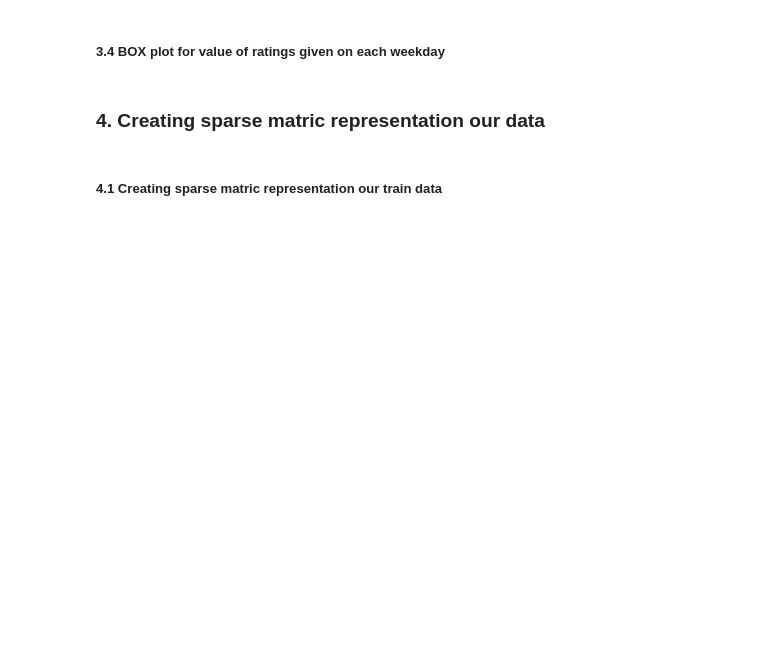
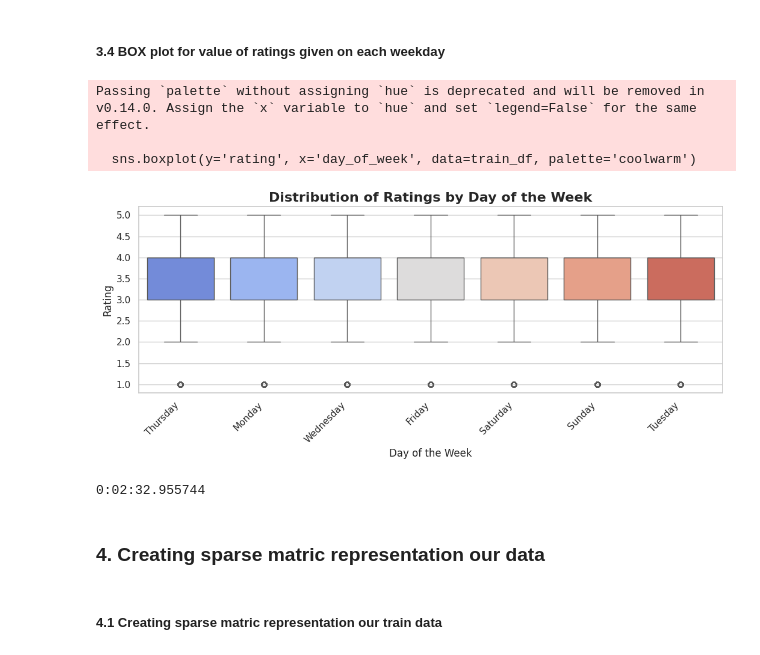
Before and after one commit to Tarandeep97/NetflixRecSys, a Jupyter notebook: NetflixRecSys.ipynb, the cells around one changed output. Saved outputs shown, nothing was run; the diff lists cells and outputs as text; code cells hidden in the pictures; blank space fills up the shorter version.

```diff
--- a/NetflixRecSys.ipynb
+++ b/NetflixRecSys.ipynb
@@ -236,9 +254,20 @@ plt.show()
 # %%
 start = datetime.now()
 fig = plt.figure(figsize=plt.figaspect(.45))
-sns.boxplot(y='rating', x='day_of_week', data=train_df)
+sns.boxplot(y='rating', x='day_of_week', data=train_df, palette='coolwarm')
+plt.title('Distribution of Ratings by Day of the Week', fontsize=16, fontweight='bold')
+plt.xlabel('Day of the Week', fontsize=12)
+plt.ylabel('Rating', fontsize=12)
+plt.xticks(rotation=45, ha='right')
+plt.tight_layout()
 plt.show()
 print(datetime.now() - start)
+# %% [output]
+Passing `palette` without assigning `hue` is deprecated and will be removed in v0.14.0. Assign the `x` variable to `hue` and set `legend=False` for the same effect.
+
+  sns.boxplot(y='rating', x='day_of_week', data=train_df, palette='coolwarm')
+[figure, added]
+0:02:32.955744
 # %% [markdown]
 ### 4. Creating sparse matric representation our data
 # %% [markdown]
```
Also changed, not shown: parts of 27 cells of this notebook.
